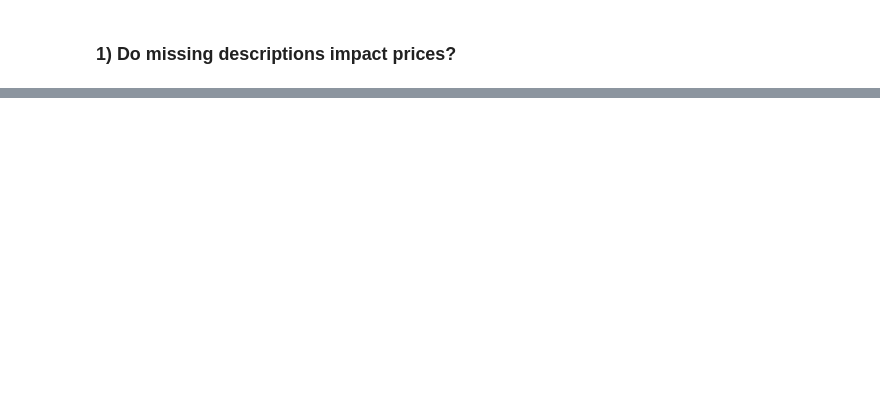
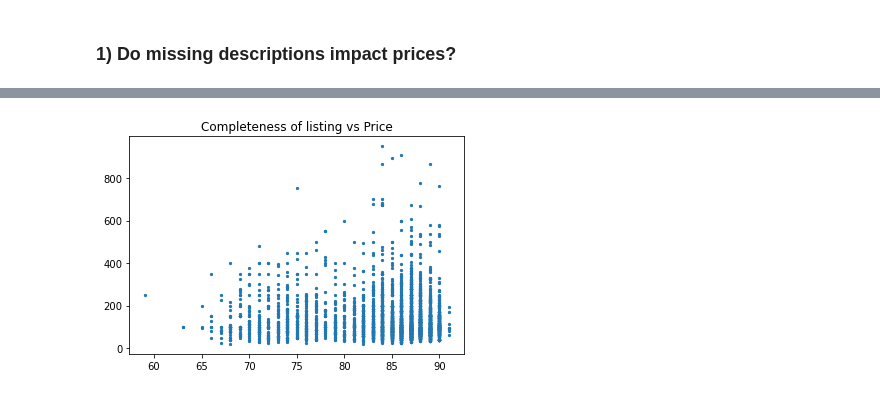
Before and after one commit to norrateng/seattle_airbnb, a Jupyter notebook: Seattle Airbnb.ipynb, the cells around one changed output, grey strips where cells are left out. Drawn from its saved outputs; the diff is of its cells as text; code cells hidden in the pictures; blank space fills up the shorter version.

```diff
--- a/Seattle Airbnb.ipynb
+++ b/Seattle Airbnb.ipynb
@@ -322,0 +357,11 @@ time: 15 ms (started: 2025-04-11 13:13:46 +01:00)
+# %%
+# what about listing completeness as a whole?
+
+# create NA flags then counting how many missings there are in total
+# loop through all the columns in the listings df
+
+col_list = list(listings)
+listings_NA = pd.DataFrame(data = listings['listing_id'])
+
+for col in col_list:
+    listings_NA[col+'_NA'] = np.where(listings[col].isna(), 0, 1)
@@ -322,0 +546,7 @@ time: 15 ms (started: 2025-04-11 13:13:46 +01:00)
+# %%
+# graph number of reviews
+plt.scatter(listings3['count_NA'], listings3['price_avg'], s=5)
+plt.title("Completeness of listing vs Price")
+plt.show()
+# %% [output]
+[figure, added]
```
Also changed, not shown: parts of 101 cells of this notebook.
